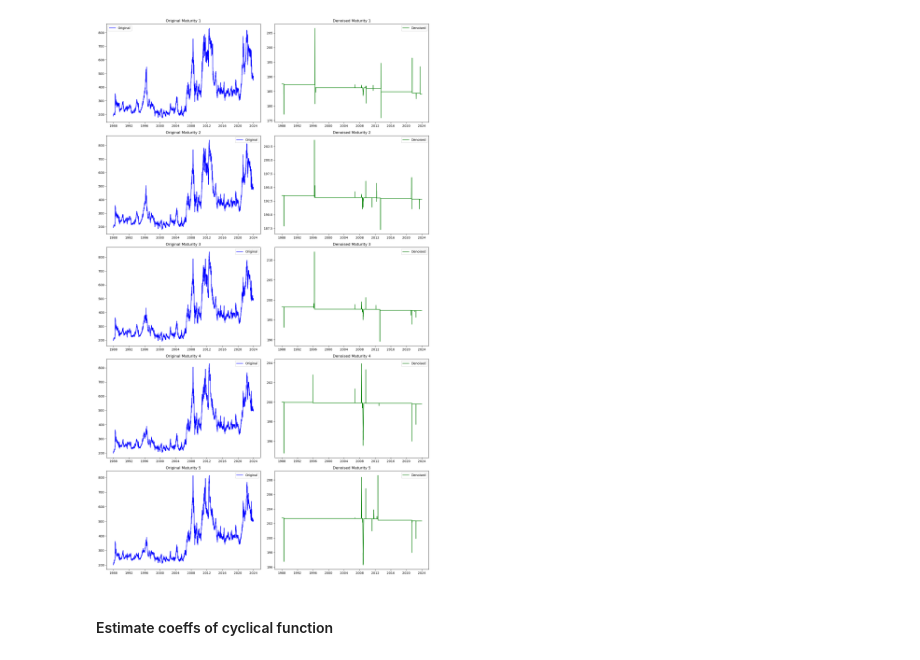
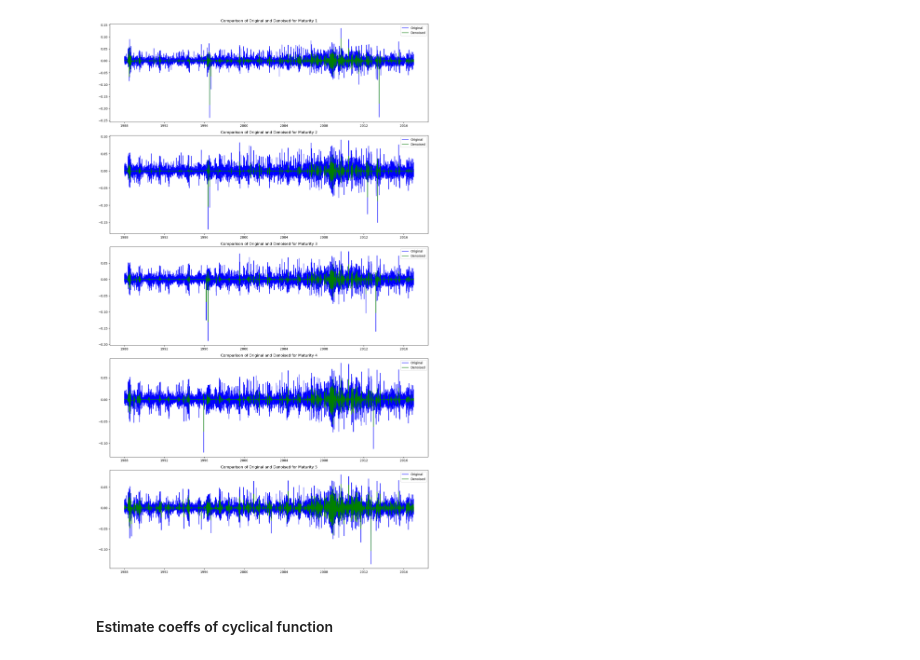
Before and after one commit to NaimLehbiben/Gestion-Quantitative, a Jupyter notebook: wavelet.ipynb, the cells around one changed output. Saved outputs shown, nothing was run; the diff lists cells and outputs as text; code cells hidden in the pictures.

```diff
--- a/wavelet.ipynb
+++ b/wavelet.ipynb
@@ -84,3 +93,0 @@ plt.show()
-# %%
-return_df = panel_data_df.pct_change(1).fillna(0)
-plot_comparison(return_df, denoised_return_df)
@@ -89,7 +94,9 @@ plot_comparison(return_df, denoised_return_df)
-# %%
-plot_comparison(panel_data_df, prices_reconstructed_df)
-# %% [output]
-[figure, removed]
+# %%
+denoised_return_df, prices_reconstructed_df =denoise_all_signal(panel_data_df, wavelet='db1',level = 0)
+# %%
+plot_comparaison(return_df, denoised_return_df)
+# %% [output]
+[figure, added]
 # %% [markdown]
 #### Estimate coeffs of cyclical function
 # %%
```
Also changed, not shown: parts of 8 cells of this notebook, 5 other files.
